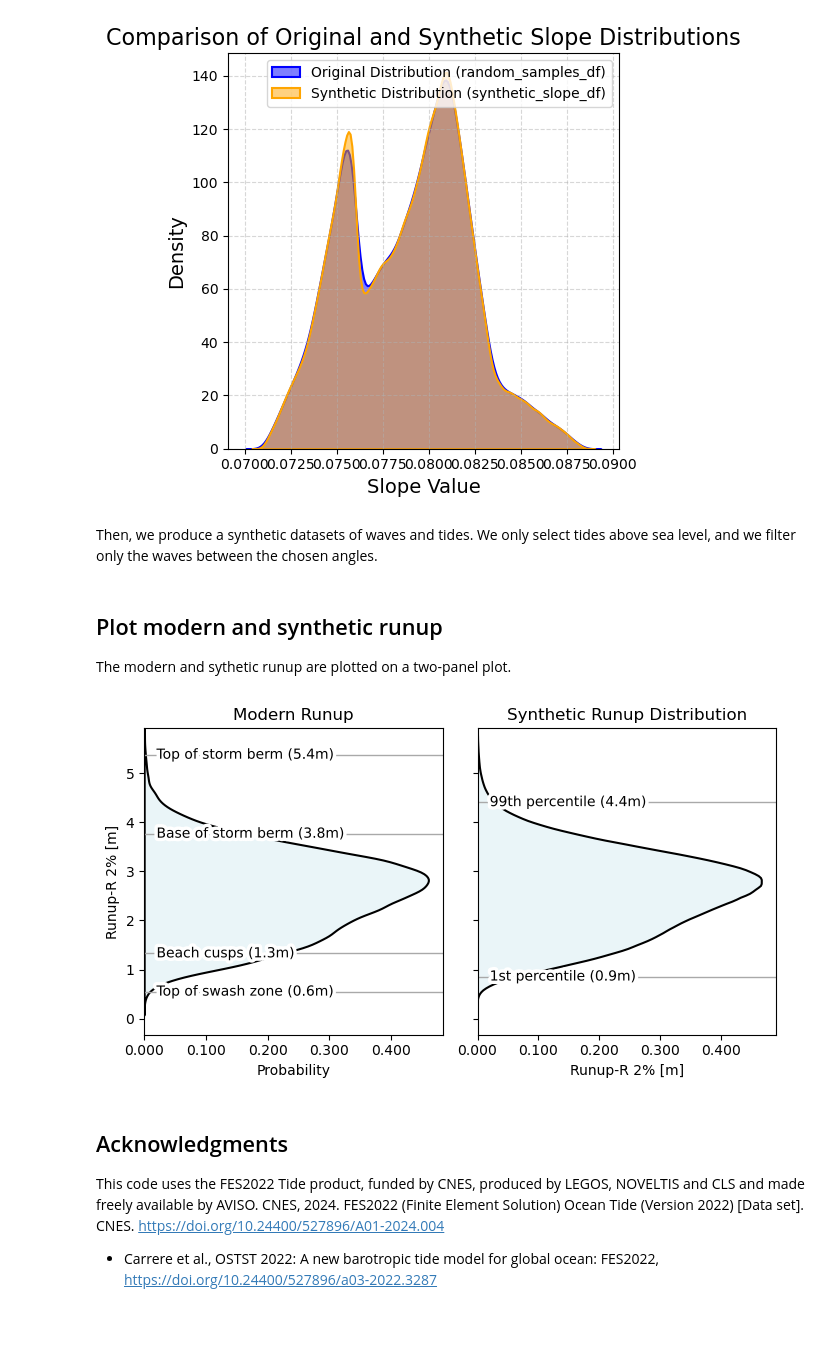
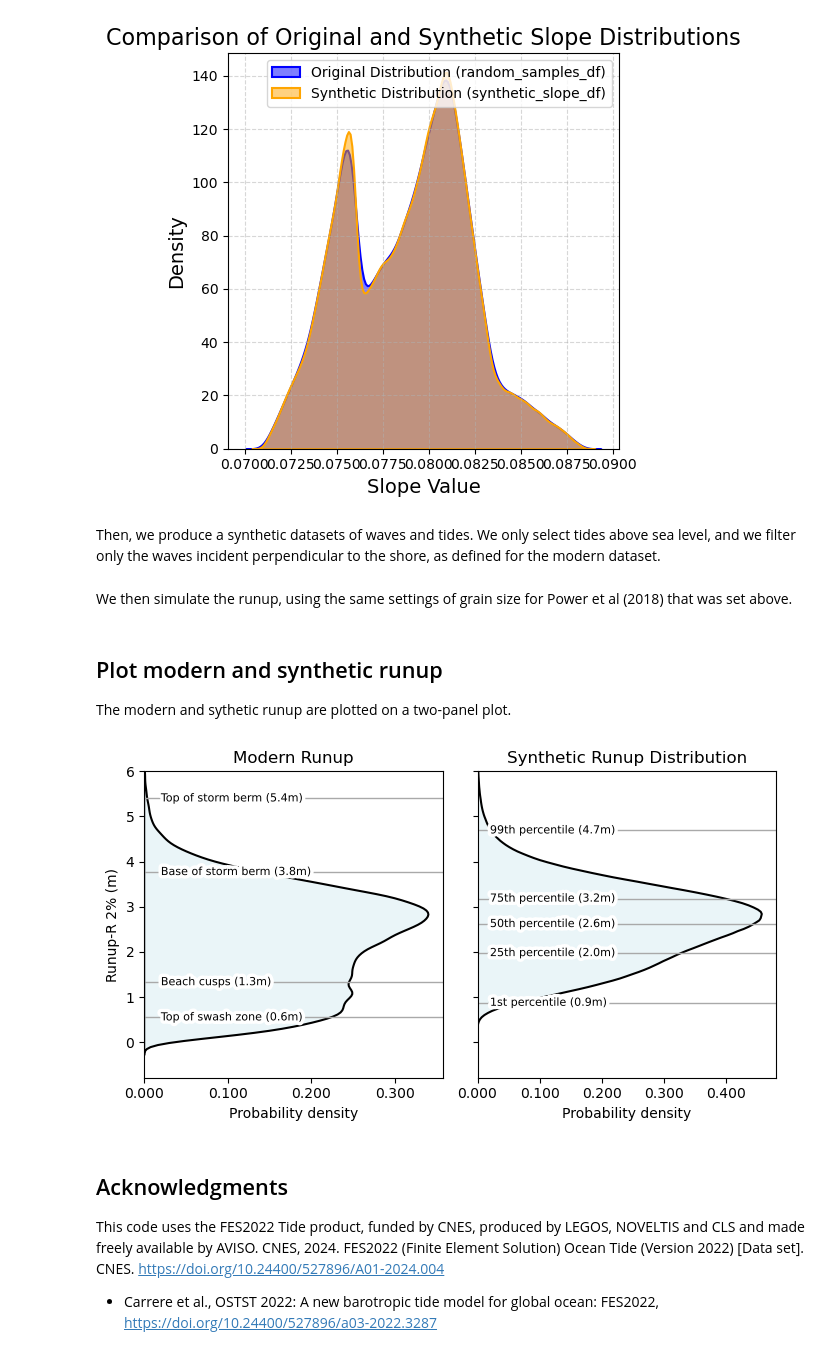
Before and after one commit to Alerovere/CoastSat.Venice, a Jupyter notebook: 4.Calculate_runup.ipynb, the cells around one changed output. Cells and saved outputs as stored; diff of their text form; code cells hidden in the pictures; blank space fills up the shorter version.

```diff
--- a/4.Calculate_runup.ipynb
+++ b/4.Calculate_runup.ipynb
@@ -332,7 +366,7 @@ plt.show()
 # %% [output]
 [figure]
 # %% [markdown]
-Then, we produce a synthetic datasets of waves and tides. We only select tides above sea level, and we filter only the waves between the chosen angles.
+Then, we produce a synthetic datasets of waves and tides. We only select tides above sea level, and we filter only the waves incident perpendicular to the shore, as defined for the modern dataset.
 # %%
 # filter waves and tides datasets
 waves_filter= waves[(waves['VMDR'] >= min_wave_angle) & (waves['VMDR'] <= max_wave_angle)]
@@ -351,6 +385,8 @@ sampled_waves = waves_filter[['VHM0', 'VTPK']].sample(n=n, replace=True, random_
 sampled_tide = tides_filter['tide'].sample(n=n, replace=True, random_state=1).reset_index(drop=True)
 # Combine the sampled data into a new dataframe
 synth_ensamble = pd.concat([sampled_waves, sampled_tide], axis=1)
+# %% [markdown]
+We then simulate the runup, using the same settings of grain size for Power et al (2018) that was set above.
 # %%
 # Inputs
 VHM0 = synth_ensamble['VHM0'].tolist()
@@ -364,7 +400,9 @@ runup = {'Stockdon et al. (2006)': (models.Stockdon2006(Hs=VHM0, Tp=VTPK, beta=s
         'Ruggiero et al. (2001)': (models.Ruggiero2001(Hs=VHM0, Tp=VTPK, beta=synthetic_slope_df.Slope)).R2+tide,
         'Atkinson et al. (2017)': (models.Atkinson2017(Hs=VHM0, Tp=VTPK, beta=synthetic_slope_df.Slope)).R2+tide,
         'Senechal et al. (2011)': (models.Senechal2011(Hs=VHM0, Tp=VTPK, beta=synthetic_slope_df.Slope)).R2+tide,
-        'Passarella et al. (2018)': (models.Passarella2018(Hs=VHM0, Tp=VTPK, beta=synthetic_slope_df.Slope)).swash+tide}
+        'Passarella et al. (2018)': (models.Passarella2018(Hs=VHM0, Tp=VTPK, beta=synthetic_slope_df.Slope)).swash+tide,
+        'Power et al. (2018)': (models.Power2018(Hs=VHM0, Tp=VTPK, beta=synthetic_slope_df.Slope,r=r)).R2+tide
+        }
 
 # Create dataframe of runup values
 R2_synth = pd.DataFrame(runup)
@@ -375,7 +413,16 @@ columns = ['Stockdon et al. (2006)',
            'Ruggiero et al. (2001)',
            'Atkinson et al. (2017)',
            'Senechal et al. (2011)',
-           'Passarella et al. (2018)']
+           'Passarella et al. (2018)',
+          'Power et al. (2018)']
+
+# Filter out rows where any of the specified columns have negative values
+R2_synth_filter = R2_synth[(R2_synth[columns] > 0).all(axis=1)]
+
+# Save the rejected rows (where any value is negative)
+R2_synth_rejected = R2_synth[(R2_synth[columns] <= 0).any(axis=1)]
+
+R2_synth.reset_index(drop=True, inplace=True)
 # %% [markdown]
 ## Plot modern and synthetic runup
 The modern and sythetic runup are plotted on a two-panel plot.
@@ -388,10 +435,12 @@ fig, axes = plt.subplots(1, 2, figsize=(7, 4),sharey=True)  # Two panels side by
 
 # First Panel: Original KDE Plot
 overall_data = R2_filter.melt(value_vars=columns)
+
+# Define the elevation of morphological elements to plot
 Top_swash = 0.55
 Beach_cusps = 1.33
 Base_berm = 3.77
-Top_berm = 5.38
+Top_berm = 5.4
 
 sns.kdeplot(
     data=overall_data,
@@ -404,8 +453,8 @@ sns.kdeplot(
 )
 
 axes[0].set_title('Modern Runup')
-axes[0].set_xlabel('Probability')
-axes[0].set_ylabel('Runup-R 2% [m]')
+axes[0].set_xlabel('Probability density')
+axes[0].set_ylabel('Runup-R 2% (m)')
 
 key_points = [
     (Top_swash, f'Top of swash zone ({Top_swash:.1f}m)'),
@@ -418,7 +467,7 @@ for y_value, label in key_points:
     axes[0].axhline(y_value, color='darkgray', linestyle='-', linewidth=1)
     text = axes[0].text(
         0.02, y_value, label,
-        color='k', fontsize=10,
+        color='k', fontsize=8,
         verticalalignment='center',
         horizontalalignment='left'
     )
@@ -430,8 +479,8 @@ for y_value, label in key_points:
 axes[0].xaxis.set_major_formatter(ticker.FormatStrFormatter('%.3f'))
 
 # Second Panel: Overall Synthetic Distribution
-overall_synth = R2_synth.melt(value_vars=columns)
-percentiles = overall_synth['value'].quantile([0.01,0.1,0.75, 0.99])
+overall_synth = R2_synth_filter.melt(value_vars=columns)
+percentiles = overall_synth['value'].quantile([0.01,0.25,0.5,0.75, 0.99])
 
 sns.kdeplot(
     data=overall_synth,
@@ -441,40 +490,43 @@ sns.kdeplot(
     linewidth=1.5,
     ax=axes[1],
     edgecolor='k'
 )
 
 axes[1].set_title('Synthetic Runup Distribution')
-axes[1].set_xlabel('Runup-R 2% [m]')
-axes[1].set_ylabel('Probability')
+axes[1].set_xlabel('Probability density')
 
 key_points = [
     (percentiles.iloc[0], f'1st percentile ({percentiles.iloc[0]:.1f}m)'),
-    (percentiles.iloc[3], f'99th percentile ({percentiles.iloc[3]:.1f}m)'),
+    (percentiles.iloc[1], f'25th percentile ({percentiles.iloc[1]:.1f}m)'),
+    (percentiles.iloc[2], f'50th percentile ({percentiles.iloc[2]:.1f}m)'),
+    (percentiles.iloc[3], f'75th percentile ({percentiles.iloc[3]:.1f}m)'),
+    (percentiles.iloc[4], f'99th percentile ({percentiles.iloc[4]:.1f}m)')
 ]
 
 for y_value, label in key_points:
     axes[1].axhline(y_value, color='darkgray', linestyle='-', linewidth=1)
     text = axes[1].text(
         0.02, y_value, label,
-        color='k', fontsize=10,
+        color='k', fontsize=8,
         verticalalignment='center',
         horizontalalignment='left'
     )
     text.set_path_effects([
         path_effects.Stroke(linewidth=5, foreground="white"),
         path_effects.Normal()
     ])
 
 axes[1].xaxis.set_major_formatter(ticker.FormatStrFormatter('%.3f'))
 
-axes[0].set_ylim(None, Top_berm * 1.1)
-axes[1].set_ylim(None, Top_berm * 1.1)
+# Adjust as needed
+axes[0].set_ylim(None, 6)
+axes[1].set_ylim(None, 6)
 
 # Adjust layout and save the figure
 plt.tight_layout()
-plt.savefig(os.path.join(images_path, 'two_panel_runup.jpg'), dpi=500)
+plt.savefig(os.path.join(images_path, 'two_panel_runup.pdf'), dpi=300)
 plt.show()
 # %% [output]
-[figure, old version]
+[figure, new version]
 # %%
 overall_synth.to_csv(os.path.join(outdata_path, 'runup_synth_total.csv'), index=True)
```
Also changed, not shown: parts of 22 cells of this notebook, 40 other files.
